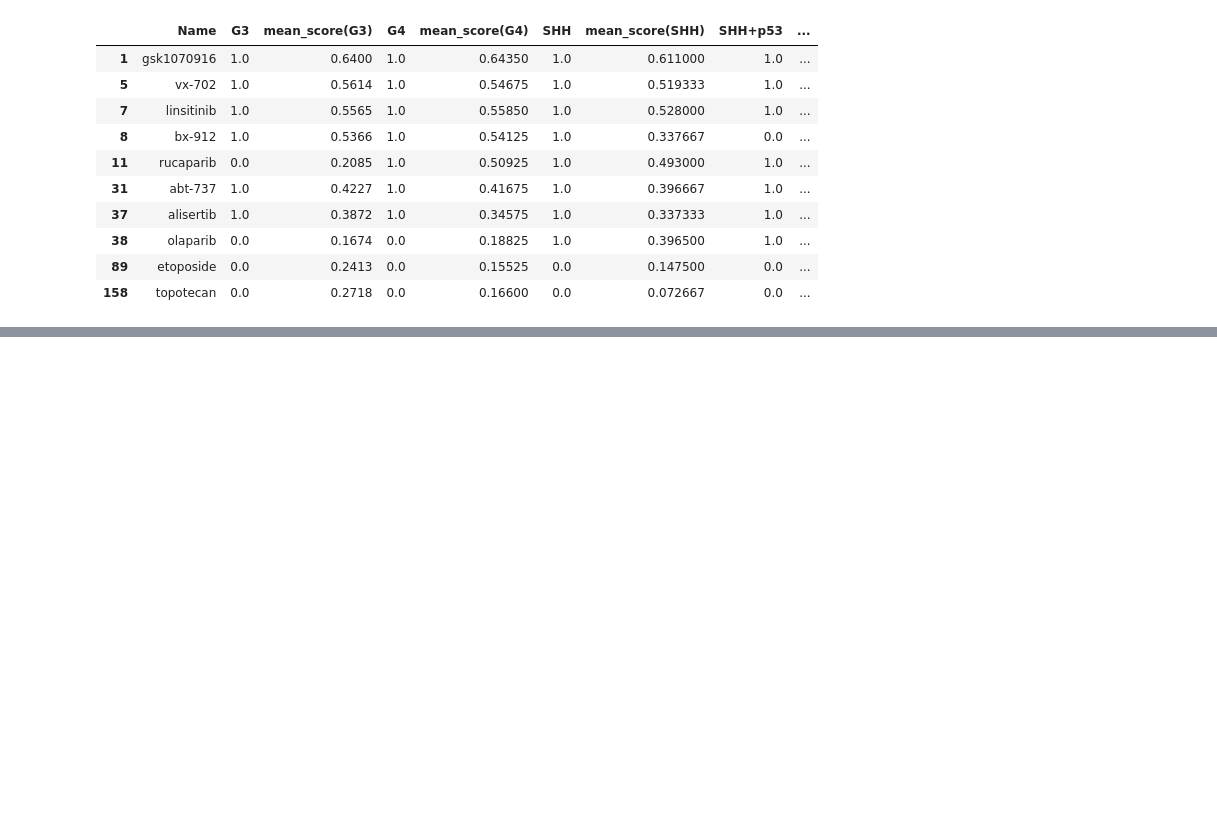
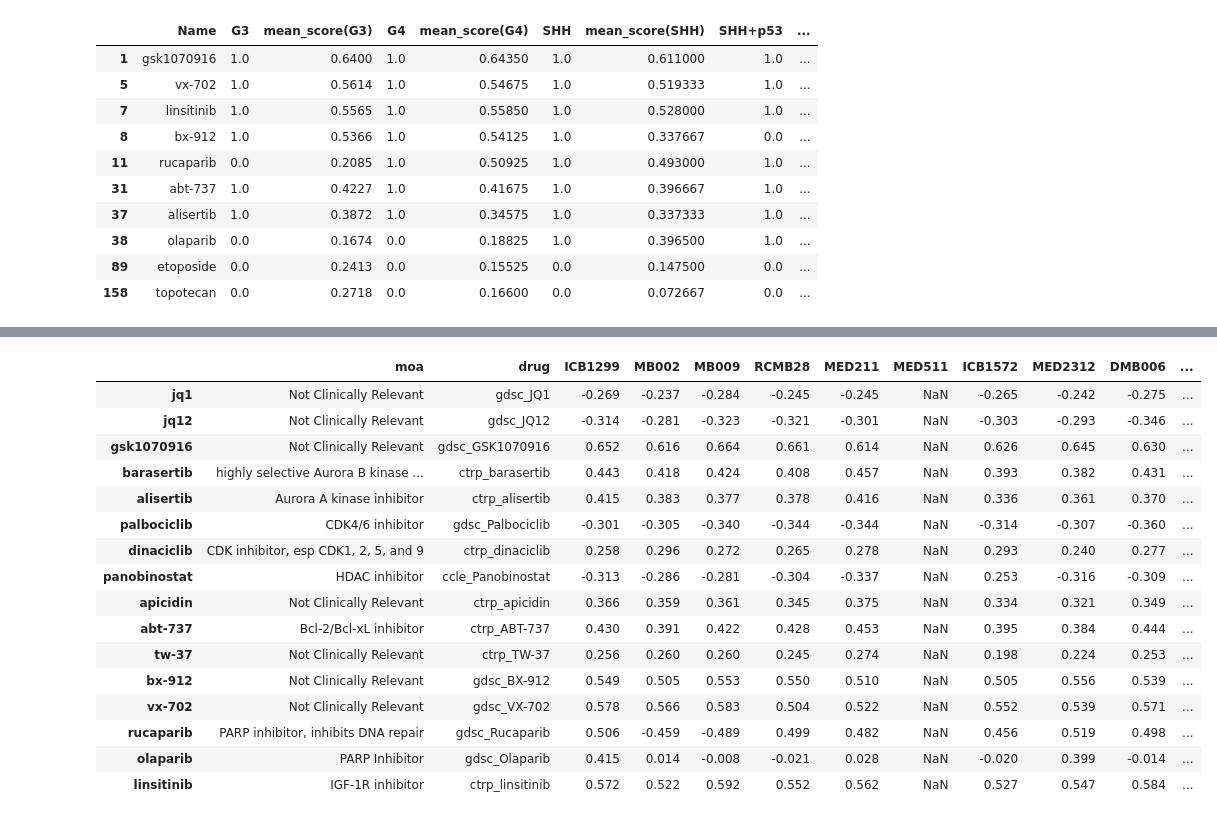
Before and after one commit to edjuaro/pdx-hts, a Jupyter notebook: Notebooks/step_5_combine_results.ipynb, the cells around one changed output, grey strips where cells are left out. Saved outputs shown, nothing was run; the diff lists cells and outputs as text; code cells hidden in the pictures; blank space fills up the shorter version.

```diff
--- a/Notebooks/step_5_combine_results.ipynb
+++ b/Notebooks/step_5_combine_results.ipynb
@@ -392,0 +545,3 @@ writer.save()
+# %%
+subset_pdx = "moa\tdrug\tICB1299	MB002	MB009	RCMB28	MED211	MED511	ICB1572	MED2312	DMB006	RCMB38	ICB1487	ICB984	BT084	RCMB18	MED1712	RCMB24	RCMB32".split('\t')
+subset_pdx
@@ -392,0 +568,20 @@ writer.save()
+# %%
+exact_drugs.reindex(subset_pdx,axis=1)
+# %% [output]
+|  | moa | drug | ICB1299 | MB002 | MB009 | RCMB28 | MED211 | MED511 | ICB1572 | MED2312 | DMB006 | ... |
+| jq1 | Not Clinically Relevant | gdsc_JQ1 | -0.269 | -0.237 | -0.284 | -0.245 | -0.245 | NaN | -0.265 | -0.242 | -0.275 | ... |
+| jq12 | Not Clinically Relevant | gdsc_JQ12 | -0.314 | -0.281 | -0.323 | -0.321 | -0.301 | NaN | -0.303 | -0.293 | -0.346 | ... |
+| gsk1070916 | Not Clinically Relevant | gdsc_GSK1070916 | 0.652 | 0.616 | 0.664 | 0.661 | 0.614 | NaN | 0.626 | 0.645 | 0.630 | ... |
+| barasertib | highly selective Aurora B kinase ... | ctrp_barasertib | 0.443 | 0.418 | 0.424 | 0.408 | 0.457 | NaN | 0.393 | 0.382 | 0.431 | ... |
+| alisertib | Aurora A kinase inhibitor | ctrp_alisertib | 0.415 | 0.383 | 0.377 | 0.378 | 0.416 | NaN | 0.336 | 0.361 | 0.370 | ... |
+| palbociclib | CDK4/6 inhibitor | gdsc_Palbociclib | -0.301 | -0.305 | -0.340 | -0.344 | -0.344 | NaN | -0.314 | -0.307 | -0.360 | ... |
+| dinaciclib | CDK inhibitor, esp CDK1, 2, 5, and 9 | ctrp_dinaciclib | 0.258 | 0.296 | 0.272 | 0.265 | 0.278 | NaN | 0.293 | 0.240 | 0.277 | ... |
+| panobinostat | HDAC inhibitor | ccle_Panobinostat | -0.313 | -0.286 | -0.281 | -0.304 | -0.337 | NaN | 0.253 | -0.316 | -0.309 | ... |
+| apicidin | Not Clinically Relevant | ctrp_apicidin | 0.366 | 0.359 | 0.361 | 0.345 | 0.375 | NaN | 0.334 | 0.321 | 0.349 | ... |
+| abt-737 | Bcl-2/Bcl-xL inhibitor | ctrp_ABT-737 | 0.430 | 0.391 | 0.422 | 0.428 | 0.453 | NaN | 0.395 | 0.384 | 0.444 | ... |
+| tw-37 | Not Clinically Relevant | ctrp_TW-37 | 0.256 | 0.260 | 0.260 | 0.245 | 0.274 | NaN | 0.198 | 0.224 | 0.253 | ... |
+| bx-912 | Not Clinically Relevant | gdsc_BX-912 | 0.549 | 0.505 | 0.553 | 0.550 | 0.510 | NaN | 0.505 | 0.556 | 0.539 | ... |
+| vx-702 | Not Clinically Relevant | gdsc_VX-702 | 0.578 | 0.566 | 0.583 | 0.504 | 0.522 | NaN | 0.552 | 0.539 | 0.571 | ... |
+| rucaparib | PARP inhibitor, inhibits DNA repair | gdsc_Rucaparib | 0.506 | -0.459 | -0.489 | 0.499 | 0.482 | NaN | 0.456 | 0.519 | 0.498 | ... |
+| olaparib | PARP Inhibitor | gdsc_Olaparib | 0.415 | 0.014 | -0.008 | -0.021 | 0.028 | NaN | -0.020 | 0.399 | -0.014 | ... |
+| linsitinib | IGF-1R inhibitor | ctrp_linsitinib | 0.572 | 0.522 | 0.592 | 0.552 | 0.562 | NaN | 0.527 | 0.547 | 0.584 | ... |
```
Also changed, not shown: parts of 33 cells of this notebook, 4 other files.
